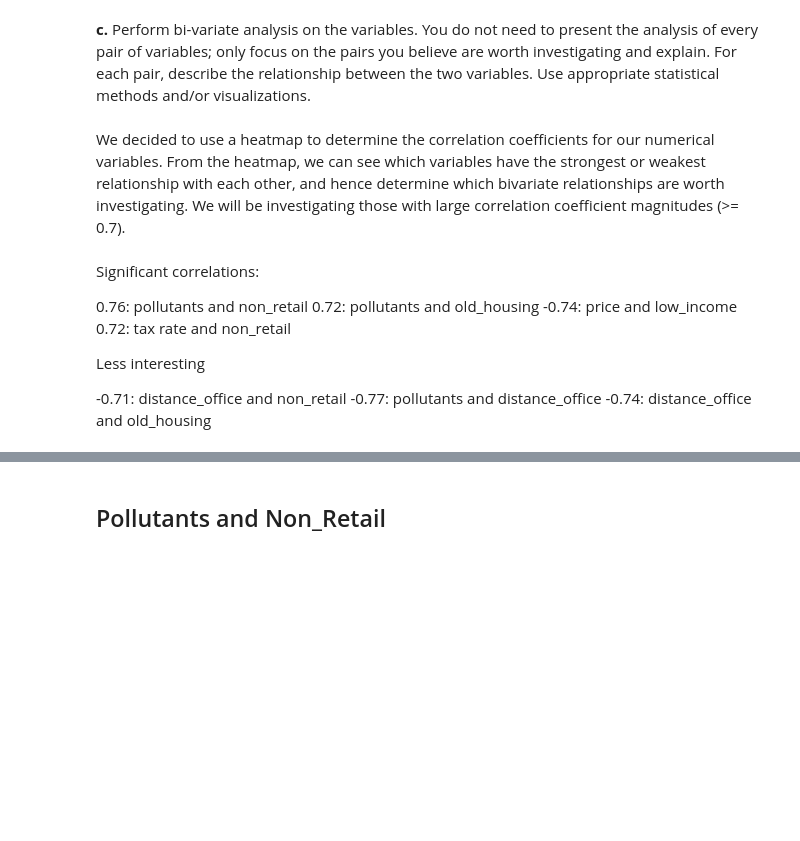
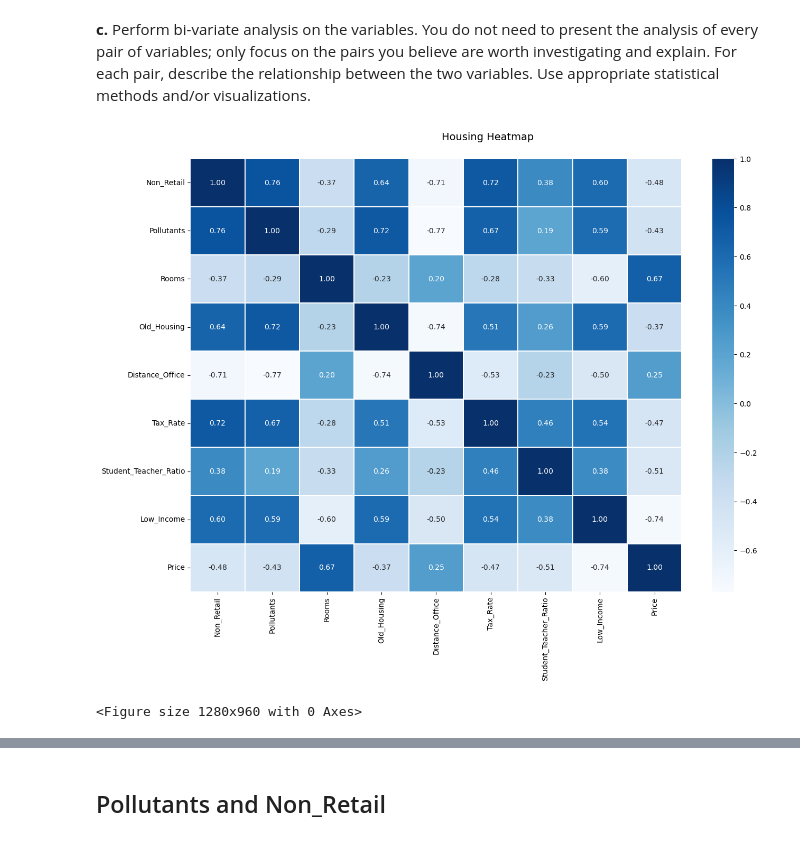
Before and after one commit to jiakai2002/cs105-project, a Jupyter notebook: Submission_Part_One.ipynb, the cells around one changed output, grey strips where cells are left out. Saved outputs shown, nothing was run; the diff lists cells and outputs as text; code cells hidden in the pictures; blank space fills up the shorter version.

```diff
--- a/Submission_Part_One.ipynb
+++ b/Submission_Part_One.ipynb
@@ -363,27 +426,13 @@ axs[1][1].legend(bbox_to_anchor=(1, 0, 0.25, 1))
 # %%
 f, ax = plt.subplots(figsize=(15, 10))
 plt.figure(dpi = 200)
 
 corrMatrix = df[["Non_Retail","Pollutants","Rooms","Old_Housing","Distance_Office","Tax_Rate","Student_Teacher_Ratio","Low_Income","Price"]].corr()
-sns.heatmap(corrMatrix, annot=True, ax=ax, cmap="Reds", fmt='.2f', linewidths=.05)
+sns.heatmap(corrMatrix, annot=True, ax=ax, cmap="Blues", fmt='.2f', linewidths=.05)
 
 f.subplots_adjust(top=0.93)
 
 t = f.suptitle('Housing Heatmap', fontsize=14)
+# %% [output]
+[figure, added]
+<Figure size 1280x960 with 0 Axes>
-# %% [markdown]
-We decided to use a heatmap to determine the correlation coefficients for our numerical variables. From the heatmap, we can see which variables have the strongest or weakest relationship with each other, and hence determine which bivariate relationships are worth investigating.
-We will be investigating those with large correlation coefficient magnitudes (>= 0.7).
-# %% [markdown]
-Significant correlations:
-
-0.76: pollutants and non_retail
-0.72: pollutants and old_housing
--0.74: price and low_income
-0.72: tax rate and non_retail
-
-
-Less interesting
-
--0.71: distance_office and non_retail
--0.77: pollutants and distance_office
--0.74: distance_office and old_housing
```
Also changed, not shown: parts of 40 cells of this notebook.
